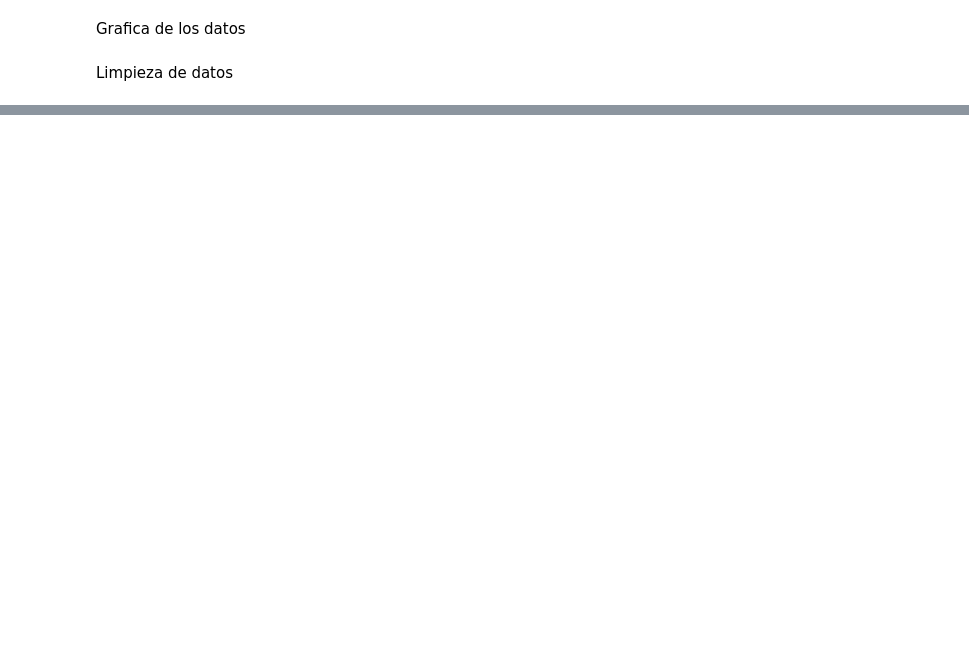
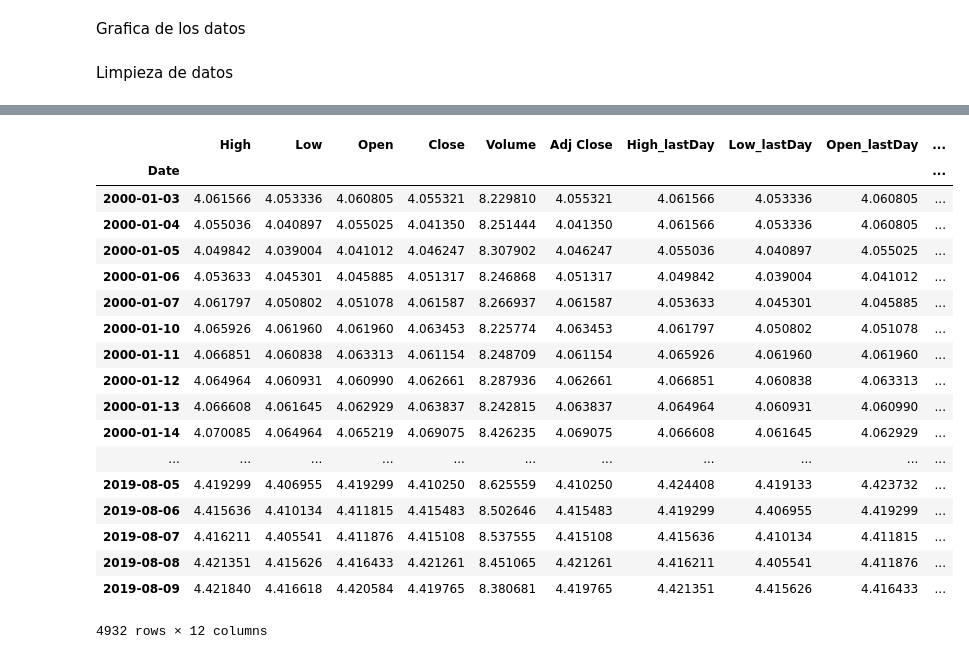
Before and after one commit to andresqb198/StockMarket, a Jupyter notebook: ProjectModelos.ipynb, the cells around one changed output, grey strips where cells are left out. Drawn from its saved outputs; the diff is of its cells as text; code cells hidden in the pictures; blank space fills up the shorter version.

```diff
--- a/ProjectModelos.ipynb
+++ b/ProjectModelos.ipynb
@@ -28,8 +28,11 @@ style.use('ggplot')
 start = dt.datetime(2000,1,1)
 end = dt.datetime(2019,8,8)
 
-s_and_p_500 = web.DataReader('^GSPC', 'yahoo', start, end)
-dow_30 = web.DataReader('^DJI', 'yahoo', start, end)
-nasdaq = web.DataReader('^IXIC', 'yahoo', start, end)
-print(nasdaq)
+#s_and_p_500 = web.DataReader('^GSPC', 'yahoo', start, end)
+#dow_30 = web.DataReader('^DJI', 'yahoo', start, end)
+#nasdaq = web.DataReader('^IXIC', 'yahoo', start, end)
+
+s_and_p_500 = pd.read_csv('s_and_p_500.csv', parse_dates = True, index_col = 0) #leer un csv
+dow_30 = pd.read_csv('dow_30.csv', parse_dates = True, index_col = 0) #leer un csv
+nasdaq = pd.read_csv('nasdaq.csv', parse_dates = True, index_col = 0) #leer un csv
 # %%
@@ -86,0 +146,15 @@ nasdaq.to_csv('CLEAN_nasdaq.csv')
+# %%
+dow_30['High_lastDay'] = dow_30['High']
+dow_30['Low_lastDay'] = dow_30['Low']
+dow_30['Open_lastDay'] = dow_30['Open']
+dow_30['Close_lastDay']= dow_30['Close']
+dow_30['Volume_lastDay'] = dow_30['Volume']
+dow_30['Adj Close_lastDay'] = dow_30['Adj Close']
+# %%
+for i in range(0,4931):
+    dow_30['High_lastDay'].iloc[i+1] = dow_30['High'].iloc[i]
+    dow_30['Low_lastDay'].iloc[i+1] = dow_30['Low'].iloc[i]
+    dow_30['Open_lastDay'].iloc[i+1] = dow_30['Open'].iloc[i]
+    dow_30['Close_lastDay'].iloc[i+1]= dow_30['Close'].iloc[i]
+    dow_30['Volume_lastDay'].iloc[i+1] = dow_30['Volume'].iloc[i]
+    dow_30['Adj Close_lastDay'].iloc[i+1] = dow_30['Adj Close'].iloc[i]
@@ -86,0 +213,22 @@ nasdaq.to_csv('CLEAN_nasdaq.csv')
+# %%
+dow_30
+# %% [output]
+|  | High | Low | Open | Close | Volume | Adj Close | High_lastDay | Low_lastDay | Open_lastDay | ... |
+| Date |  |  |  |  |  |  |  |  |  | ... |
+| 2000-01-03 | 4.061566 | 4.053336 | 4.060805 | 4.055321 | 8.229810 | 4.055321 | 4.061566 | 4.053336 | 4.060805 | ... |
+| 2000-01-04 | 4.055036 | 4.040897 | 4.055025 | 4.041350 | 8.251444 | 4.041350 | 4.061566 | 4.053336 | 4.060805 | ... |
+| 2000-01-05 | 4.049842 | 4.039004 | 4.041012 | 4.046247 | 8.307902 | 4.046247 | 4.055036 | 4.040897 | 4.055025 | ... |
+| 2000-01-06 | 4.053633 | 4.045301 | 4.045885 | 4.051317 | 8.246868 | 4.051317 | 4.049842 | 4.039004 | 4.041012 | ... |
+| 2000-01-07 | 4.061797 | 4.050802 | 4.051078 | 4.061587 | 8.266937 | 4.061587 | 4.053633 | 4.045301 | 4.045885 | ... |
+| 2000-01-10 | 4.065926 | 4.061960 | 4.061960 | 4.063453 | 8.225774 | 4.063453 | 4.061797 | 4.050802 | 4.051078 | ... |
+| 2000-01-11 | 4.066851 | 4.060838 | 4.063313 | 4.061154 | 8.248709 | 4.061154 | 4.065926 | 4.061960 | 4.061960 | ... |
+| 2000-01-12 | 4.064964 | 4.060931 | 4.060990 | 4.062661 | 8.287936 | 4.062661 | 4.066851 | 4.060838 | 4.063313 | ... |
+| 2000-01-13 | 4.066608 | 4.061645 | 4.062929 | 4.063837 | 8.242815 | 4.063837 | 4.064964 | 4.060931 | 4.060990 | ... |
+| 2000-01-14 | 4.070085 | 4.064964 | 4.065219 | 4.069075 | 8.426235 | 4.069075 | 4.066608 | 4.061645 | 4.062929 | ... |
+| ... | ... | ... | ... | ... | ... | ... | ... | ... | ... | ... |
+| 2019-08-05 | 4.419299 | 4.406955 | 4.419299 | 4.410250 | 8.625559 | 4.410250 | 4.424408 | 4.419133 | 4.423732 | ... |
+| 2019-08-06 | 4.415636 | 4.410134 | 4.411815 | 4.415483 | 8.502646 | 4.415483 | 4.419299 | 4.406955 | 4.419299 | ... |
+| 2019-08-07 | 4.416211 | 4.405541 | 4.411876 | 4.415108 | 8.537555 | 4.415108 | 4.415636 | 4.410134 | 4.411815 | ... |
+| 2019-08-08 | 4.421351 | 4.415626 | 4.416433 | 4.421261 | 8.451065 | 4.421261 | 4.416211 | 4.405541 | 4.411876 | ... |
+| 2019-08-09 | 4.421840 | 4.416618 | 4.420584 | 4.419765 | 8.380681 | 4.419765 | 4.421351 | 4.415626 | 4.416433 | ... |
+4932 rows × 12 columns
```
Also changed, not shown: parts of 17 cells of this notebook.
